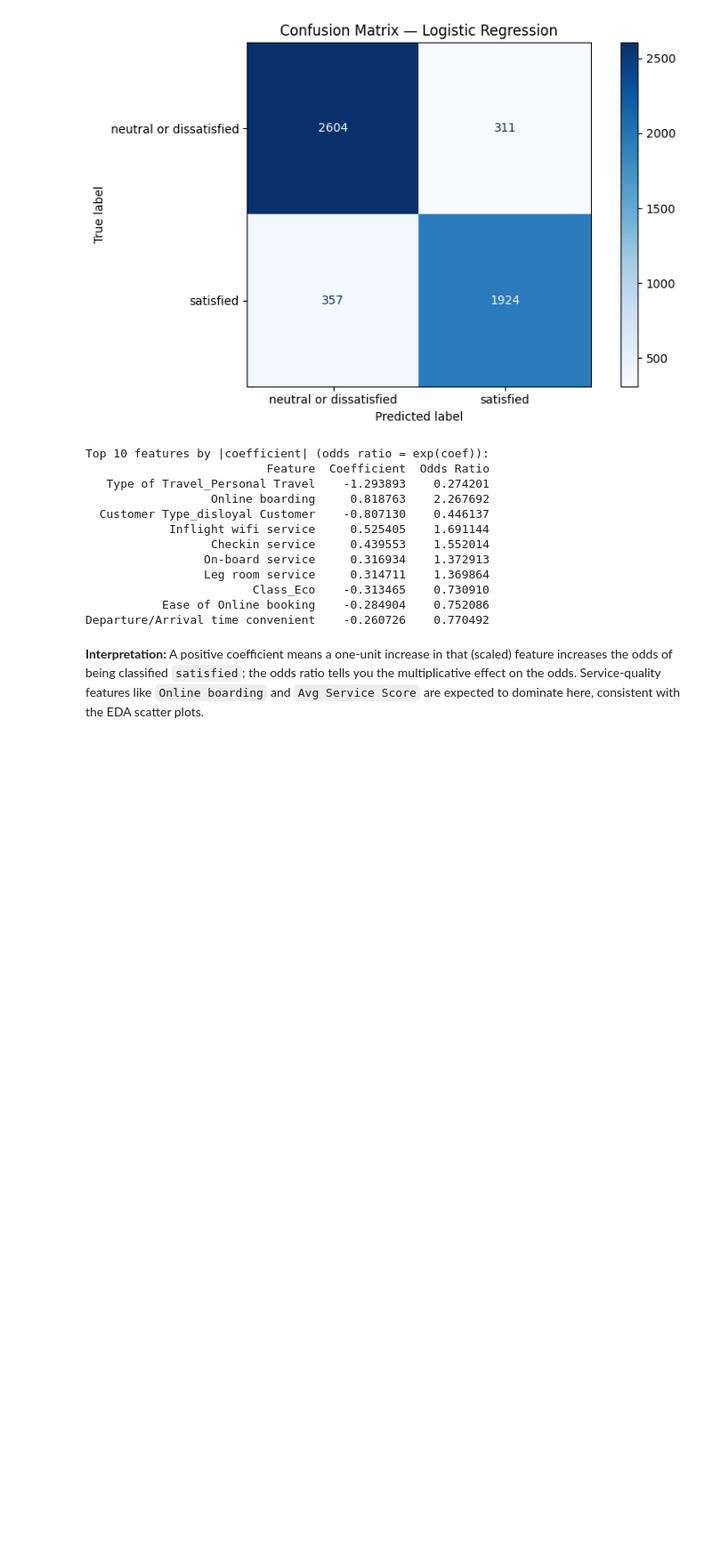
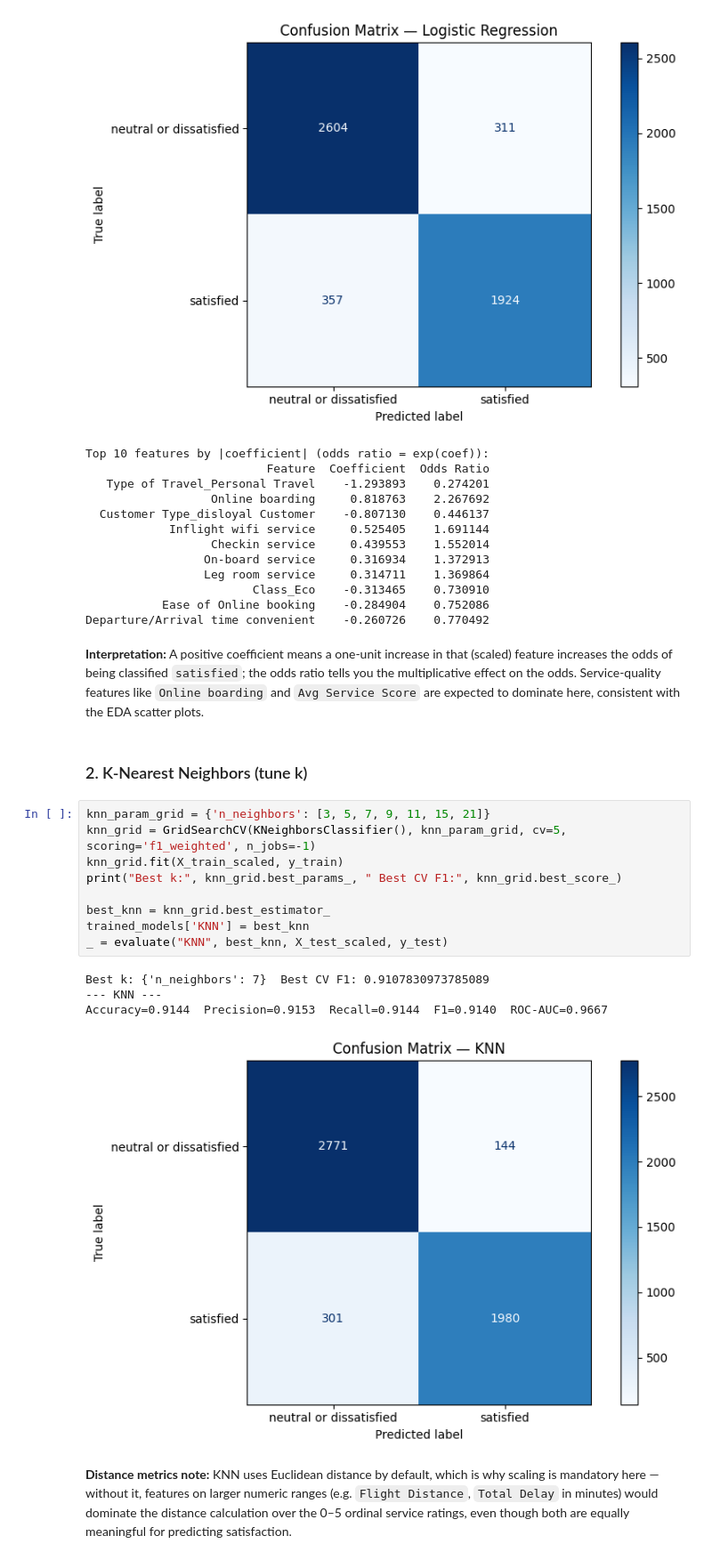
Before and after one commit to hemnath-28/ML-Evaulation-, a Jupyter notebook: classification.ipynb, the cells around one changed output. Shown at 89% size. Saved outputs shown, nothing was run; the diff lists cells and outputs as text; blank space fills up the shorter version.

Commit message:
Added K-Nearest Neighbors

```diff
--- a/classification.ipynb
+++ b/classification.ipynb
@@ -283,3 +283,24 @@ Departure/Arrival time convenient    -0.260726    0.770492
 increases the odds of being classified `satisfied`; the odds ratio tells you the multiplicative
 effect on the odds. Service-quality features like `Online boarding` and `Avg Service Score` are
 expected to dominate here, consistent with the EDA scatter plots.
+# %% [markdown]
+### 2. K-Nearest Neighbors (tune k)
+# %%
+knn_param_grid = {'n_neighbors': [3, 5, 7, 9, 11, 15, 21]}
+knn_grid = GridSearchCV(KNeighborsClassifier(), knn_param_grid, cv=5, scoring='f1_weighted', n_jobs=-1)
+knn_grid.fit(X_train_scaled, y_train)
+print("Best k:", knn_grid.best_params_, " Best CV F1:", knn_grid.best_score_)
+
+best_knn = knn_grid.best_estimator_
+trained_models['KNN'] = best_knn
+_ = evaluate("KNN", best_knn, X_test_scaled, y_test)
+# %% [output]
+Best k: {'n_neighbors': 7}  Best CV F1: 0.9107830973785089
+--- KNN ---
+Accuracy=0.9144  Precision=0.9153  Recall=0.9144  F1=0.9140  ROC-AUC=0.9667
+[figure, added]
+# %% [markdown]
+**Distance metrics note:** KNN uses Euclidean distance by default, which is why scaling is
+mandatory here — without it, features on larger numeric ranges (e.g. `Flight Distance`, `Total Delay`
+in minutes) would dominate the distance calculation over the 0–5 ordinal service ratings, even though
+both are equally meaningful for predicting satisfaction.
```
